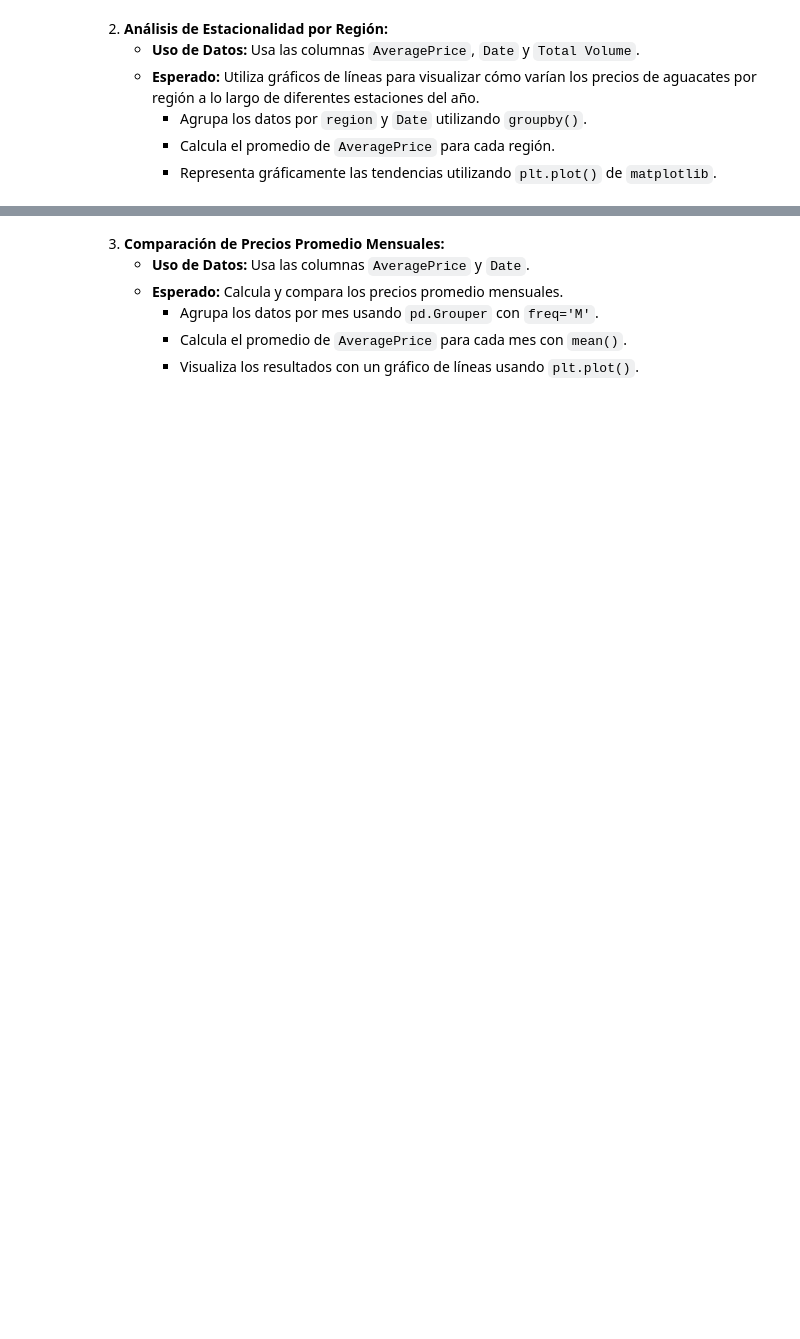
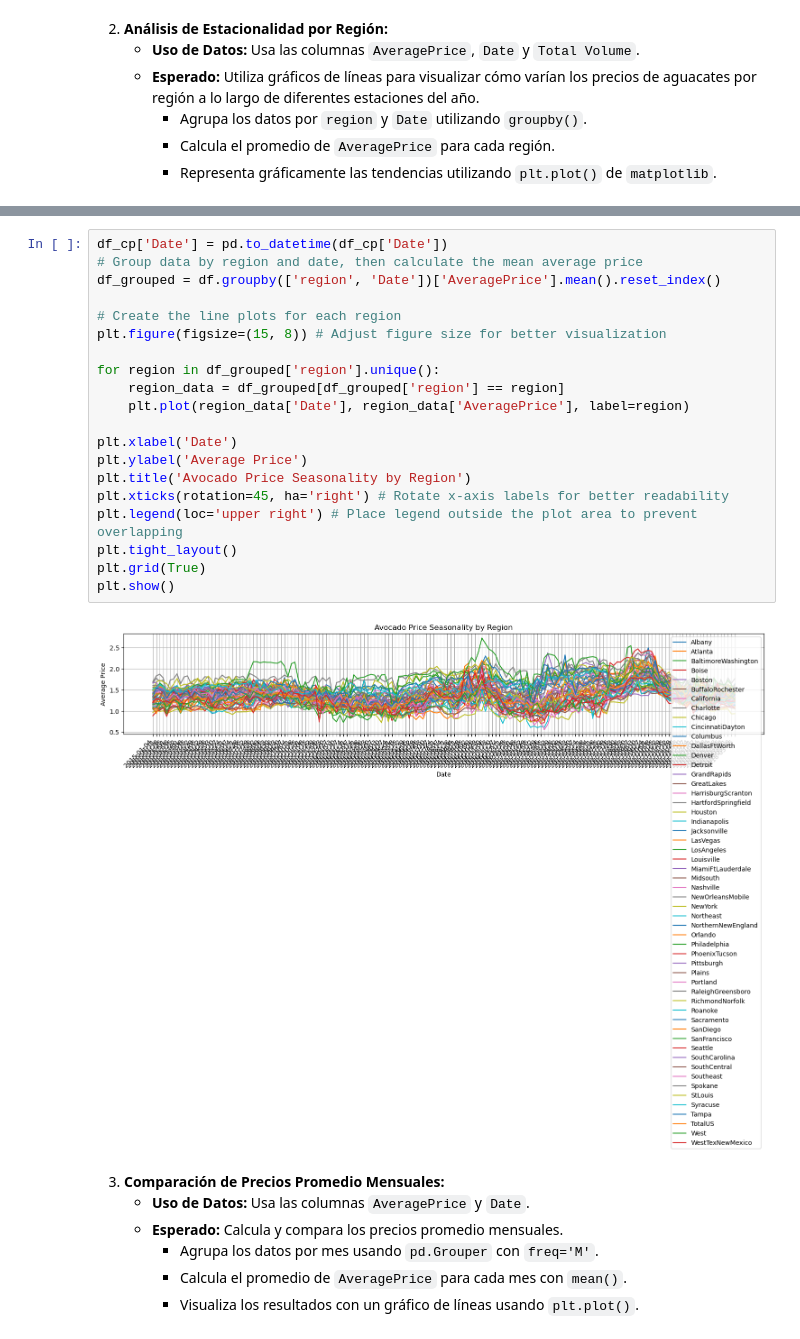
Before and after one commit to cpujol-dev/MiniProjectAavocado, a Jupyter notebook: proyecto_team.ipynb, the cells around one changed output, grey strips where cells are left out. Drawn from its saved outputs; the diff is of its cells as text; blank space fills up the shorter version.

```diff
--- a/proyecto_team.ipynb
+++ b/proyecto_team.ipynb
@@ -152,3 +266,25 @@ El parámetro `period` especifica la duración del ciclo estacional. Por ejemplo
+# %%
+df_cp['Date'] = pd.to_datetime(df_cp['Date'])
+# Group data by region and date, then calculate the mean average price
+df_grouped = df.groupby(['region', 'Date'])['AveragePrice'].mean().reset_index()
+
+# Create the line plots for each region
+plt.figure(figsize=(15, 8)) # Adjust figure size for better visualization
+
+for region in df_grouped['region'].unique():
+    region_data = df_grouped[df_grouped['region'] == region]
+    plt.plot(region_data['Date'], region_data['AveragePrice'], label=region)
+
+plt.xlabel('Date')
+plt.ylabel('Average Price')
+plt.title('Avocado Price Seasonality by Region')
+plt.xticks(rotation=45, ha='right') # Rotate x-axis labels for better readability
+plt.legend(loc='upper right') # Place legend outside the plot area to prevent overlapping
+plt.tight_layout()
+plt.grid(True)
+plt.show()
+# %% [output]
+[figure, added]
 # %% [markdown]
 3. **Comparación de Precios Promedio Mensuales:**
    - **Uso de Datos:** Usa las columnas `AveragePrice` y `Date`.
```
Also changed, not shown: parts of 44 cells of this notebook.
